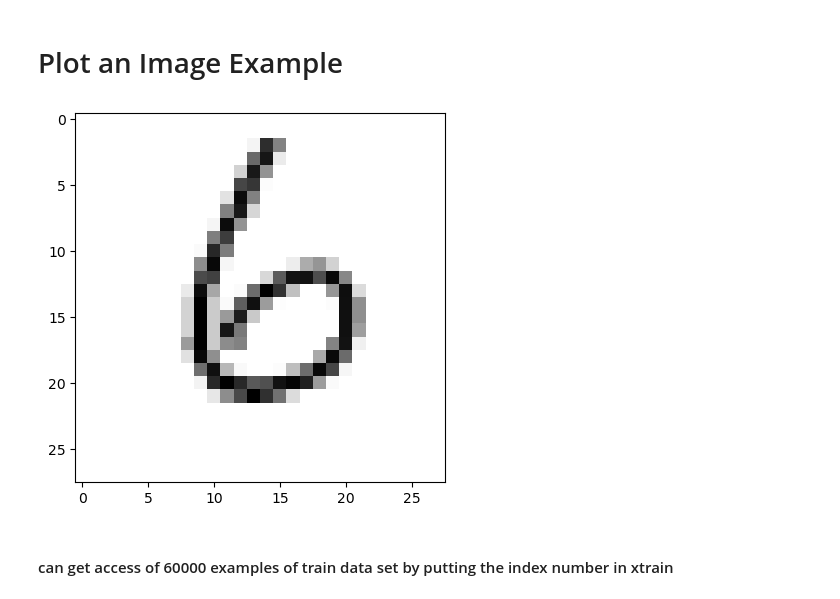
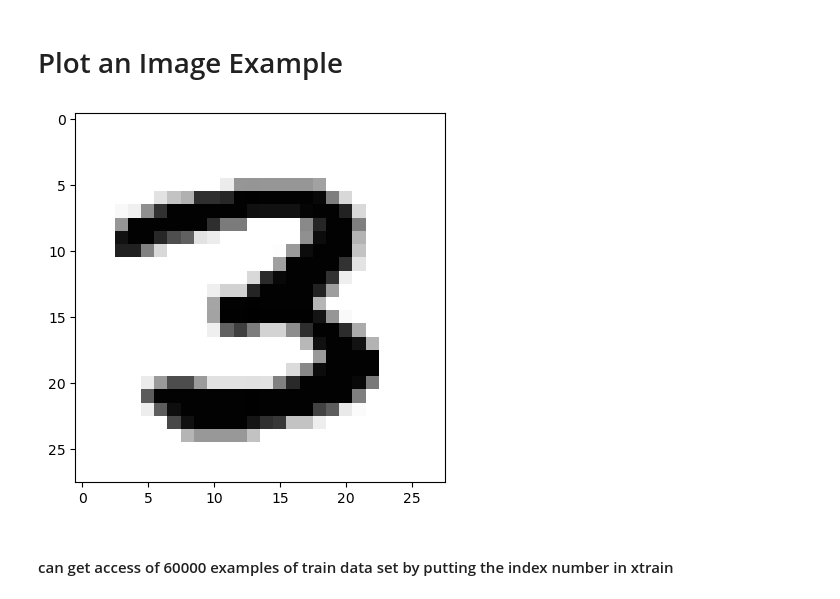
Before and after one commit to jabedkhanjb/Basic-Image-Classification-, a Jupyter notebook: Basic Image Classification.ipynb, the cells around one changed output. Cells and saved outputs as stored; diff of their text form; code cells hidden in the pictures.

```diff
--- a/Basic Image Classification.ipynb
+++ b/Basic Image Classification.ipynb
@@ -31,11 +36,11 @@ ytest shape:  (10000,)
 # %%
 import matplotlib.pyplot as plt
 %matplotlib inline
 
-plt.imshow(xtrain[1562], cmap = "binary")
+plt.imshow(xtrain[7841], cmap = "binary")
 plt.show()
 # %% [output]
-[figure, old version]
+[figure, new version]
 # %% [markdown]
 #### can get access of 60000 examples of train data set by putting the index number in xtrain
 # %% [markdown]
```
Also changed, not shown: parts of 8 cells of this notebook.
